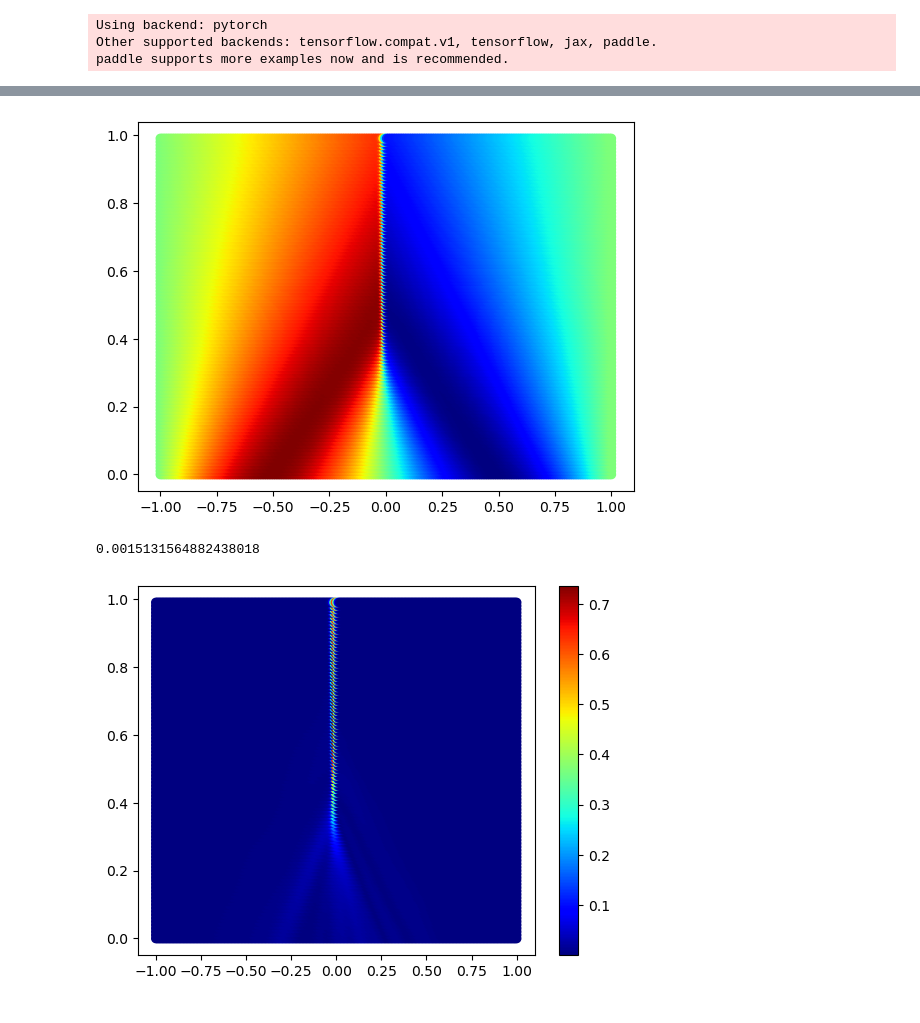
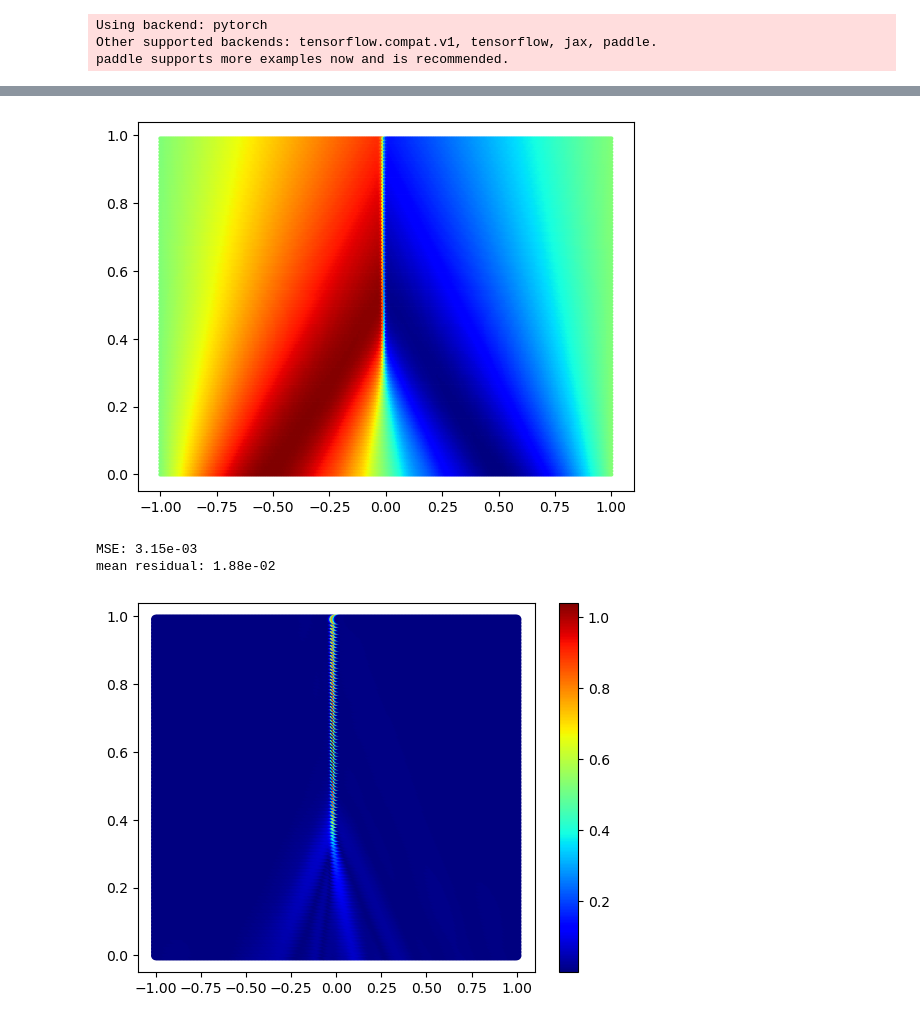
Before and after one commit to aleks-krasowski/PINNfluence, a Jupyter notebook: experiments/burgers_equation/eval.ipynb, the cells around one changed output, grey strips where cells are left out. Cells and saved outputs as stored; diff of their text form; code cells hidden in the pictures.

```diff
--- a/experiments/burgers_equation/eval.ipynb
+++ b/experiments/burgers_equation/eval.ipynb
@@ -35,17 +138,11 @@ plt.scatter(*new_train_points[top_idx[:len(OG_train_points)]].T, s=2)
 data = dde.data.TimePDE(
     geomtime,
     burgers_equation,
-    ic_bcs=[bc, ic],
-    num_domain=DEFAULTS['num_domain'],
-    num_boundary=DEFAULTS['num_boundary'],
-    num_initial=DEFAULTS['num_initial'],
+    [bc, ic],
+    num_domain=2000
 )
-
-test_x, test_y = gen_testdata()
-
-net = dde.nn.FNN(DEFAULTS['layers'], "tanh", "Glorot normal")
+net = dde.nn.FNN([2] + [20] * 3 + [1], "tanh", "Glorot normal")
 model = dde.Model(data, net)
 model.compile("adam", lr=0.001)
-model.restore("./model_zoo/adam-50000.pt")
 # %% [output]
 Compiling model...
@@ -53,10 +182,17 @@ Compiling model...
 # %%
-plt.scatter(*test_x.T, c=model.predict(test_x), cmap='jet')
+model_if = model
+train_x_if = np.load("./model_zoo/train_x.npy")
+model_if.restore("./model_zoo/adam_10000_best.pt")
+plt.scatter(*test_x.T, c=model.predict(test_x), cmap='jet', s=4)
 plt.show()
 plt.scatter(*test_x.T, c=np.abs(model.predict(test_x) - test_y), cmap='jet')
 plt.colorbar()
 (np.square(model.predict(test_x) - test_y)).mean()
+print(f"MSE: {(np.square(model.predict(test_x) - test_y)).mean():.2e}")
+residual = model.predict(test_x, operator=burgers_equation)
+print(f"mean residual: {np.abs(residual).mean():.2e}")
 # %% [output]
-[figure, old version]
+[figure, new version]
-0.0015131564882438018
+MSE: 3.15e-03
+mean residual: 1.88e-02
-[figure, old version]
+[figure, new version]
```
Also changed, not shown: parts of 34 cells of this notebook, 6 other files.
